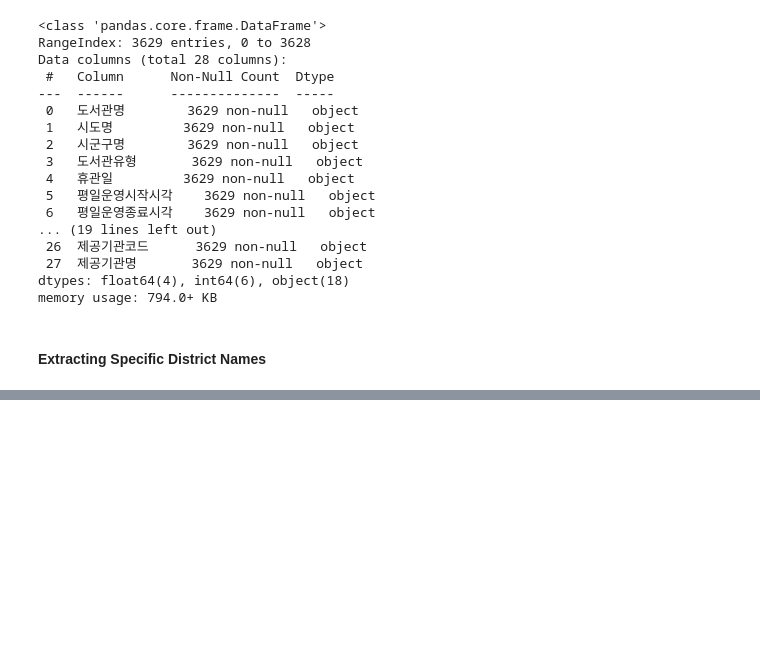
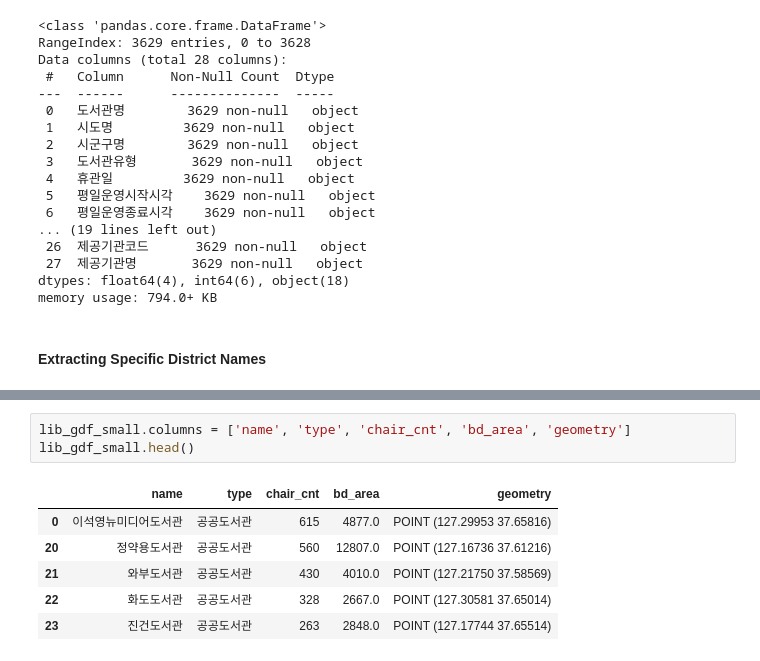
Before and after one commit to freemancho1/ai-projects, a Jupyter notebook: 60-GEOAI-GEOAIP39/16_change_csv_geometry.ipynb, the cells around one changed output, grey strips where cells are left out. Cells and saved outputs as stored; diff of their text form; blank space fills up the shorter version.

```diff
--- a/60-GEOAI-GEOAIP39/16_change_csv_geometry.ipynb
+++ b/60-GEOAI-GEOAIP39/16_change_csv_geometry.ipynb
@@ -43,0 +125,10 @@ DISTRICT_NAME = '고흥군'
+# %%
+lib_gdf_small.columns = ['name', 'type', 'chair_cnt', 'bd_area', 'geometry']
+lib_gdf_small.head()
+# %% [output]
+|  | name | type | chair_cnt | bd_area | geometry |
+| 0 | 이석영뉴미디어도서관 | 공공도서관 | 615 | 4877.0 | POINT (127.29953 37.65816) |
+| 20 | 정약용도서관 | 공공도서관 | 560 | 12807.0 | POINT (127.16736 37.61216) |
+| 21 | 와부도서관 | 공공도서관 | 430 | 4010.0 | POINT (127.21750 37.58569) |
+| 22 | 화도도서관 | 공공도서관 | 328 | 2667.0 | POINT (127.30581 37.65014) |
+| 23 | 진건도서관 | 공공도서관 | 263 | 2848.0 | POINT (127.17744 37.65514) |
```
Also changed, not shown: parts of 10 cells of this notebook.
